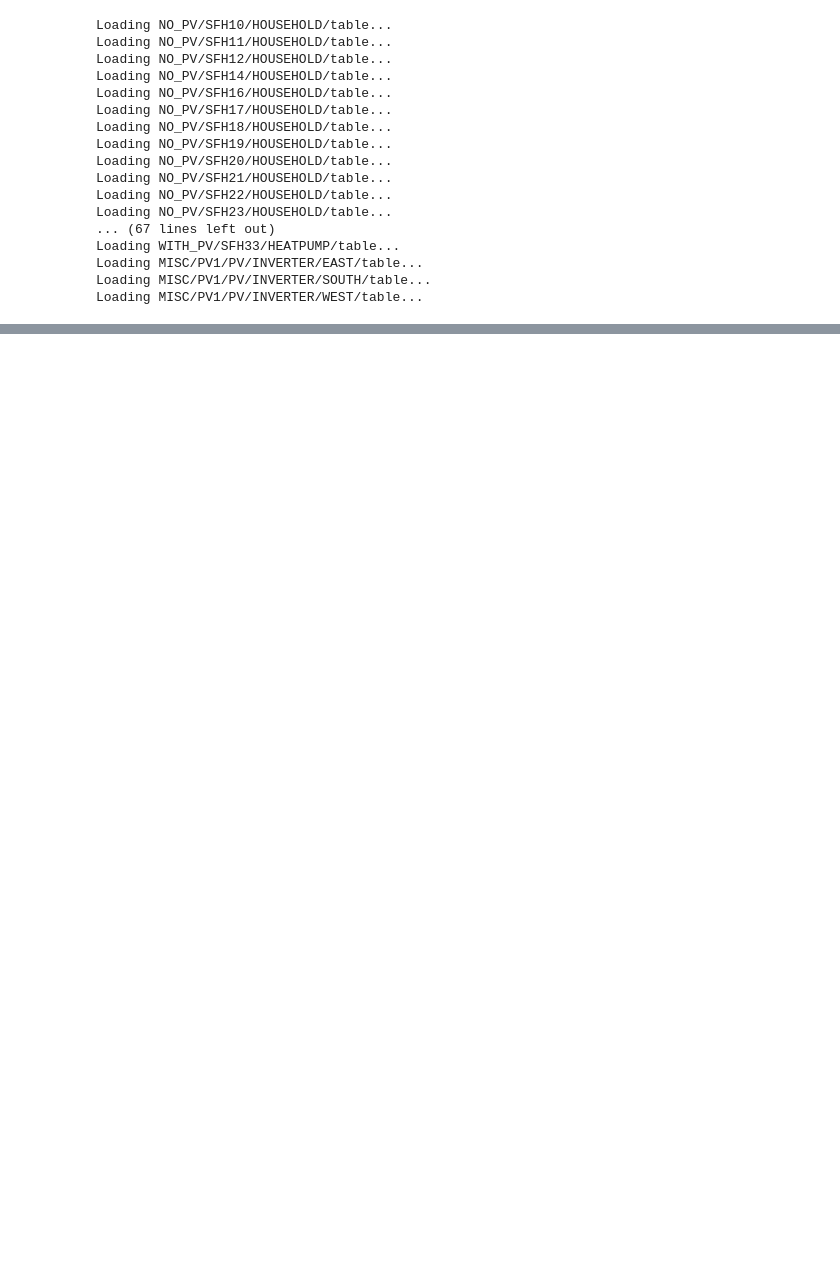
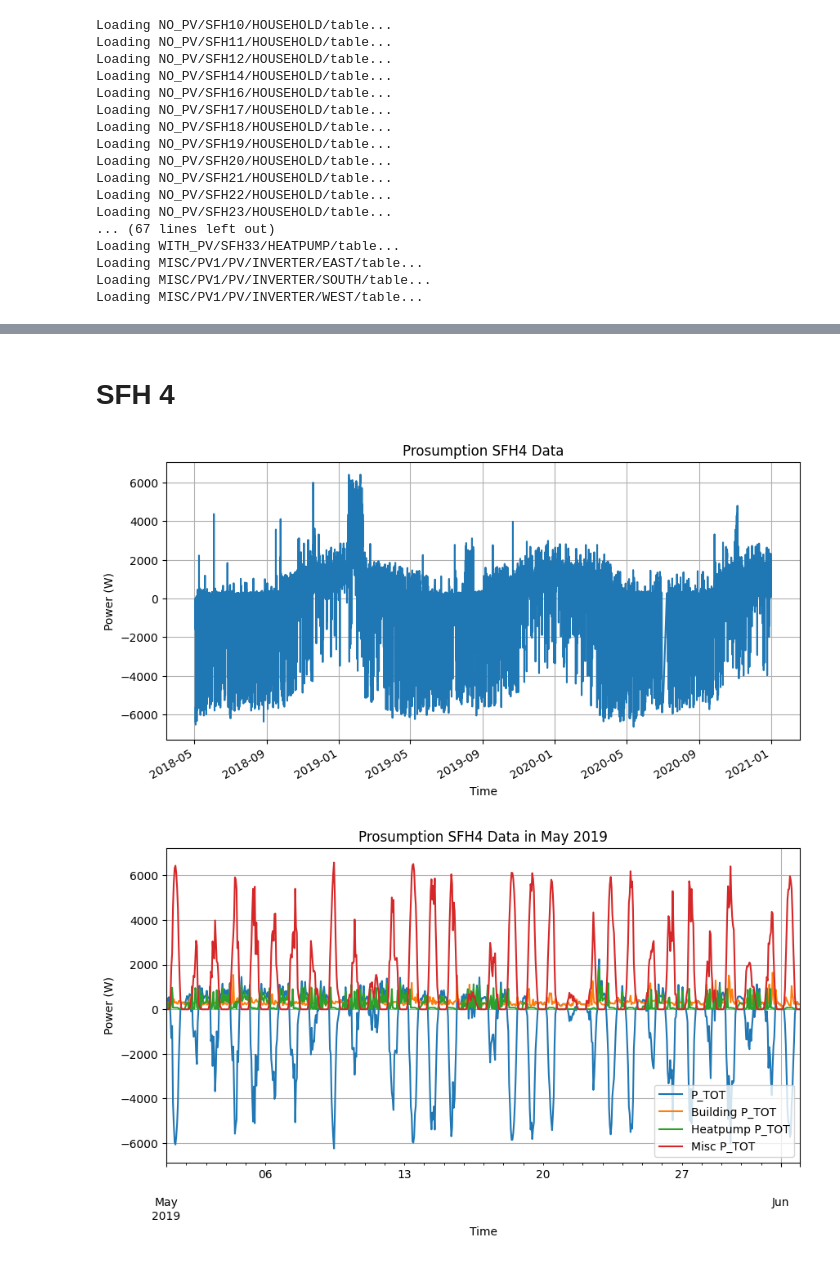
Before and after one commit to JaMoPinter/MPC-vs-RBC, a Jupyter notebook: data/load_data.ipynb, the cells around one changed output, grey strips where cells are left out. Cells and saved outputs as stored; diff of their text form; code cells hidden in the pictures; blank space fills up the shorter version.

```diff
--- a/data/load_data.ipynb
+++ b/data/load_data.ipynb
@@ -226,0 +264,8 @@ Index(['S_1', 'S_2', 'S_3', 'S_TOT', 'I_1', 'I_2', 'I_3', 'PF_1', 'PF_2',
+# %% [markdown]
+# SFH 4
+# %%
+prosumption_sfh4_df = generate_prosumption_df(buidding_data, heatpump_data, misc_data, 'SFH4', misc_key='SOUTH', pv_factor=0.5, heatpump_factor=1.0)
+vizualize_prosumption(prosumption_sfh4_df, title='Prosumption SFH4 Data')
+# %% [output]
+[figure, added]
+[figure, added]
```
Also changed, not shown: parts of 21 cells of this notebook.
